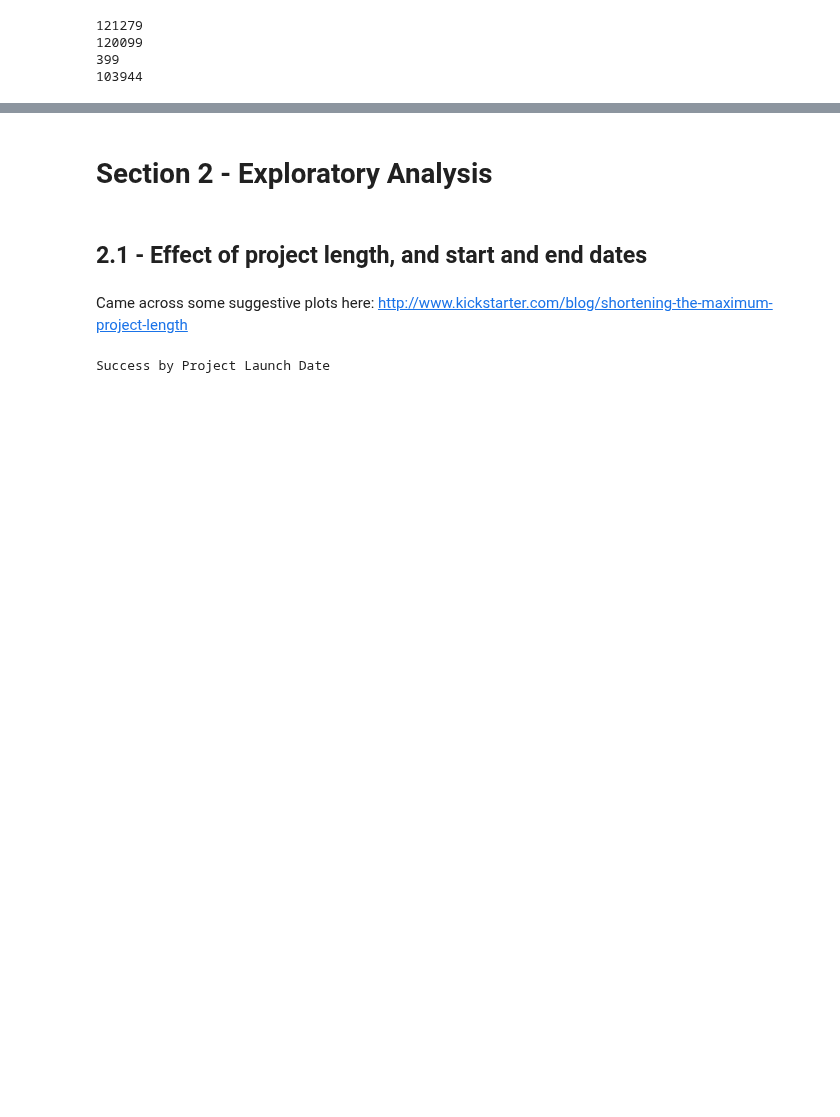
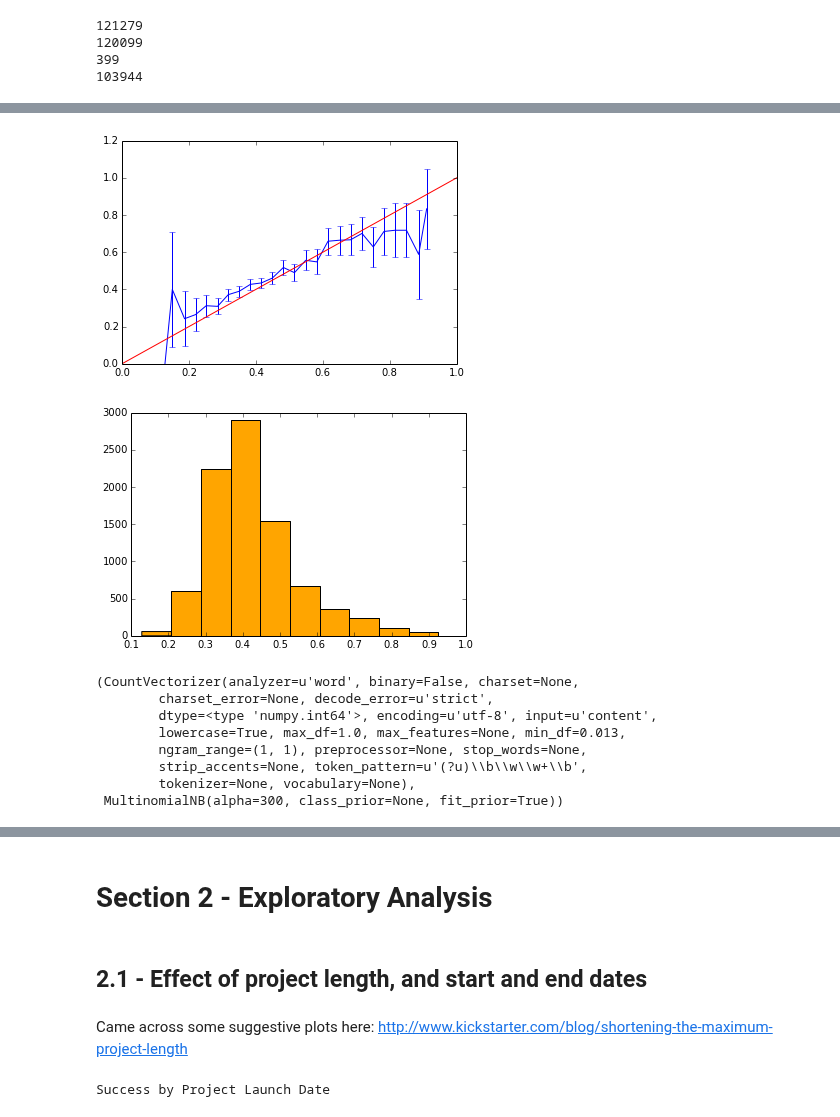
Before and after one commit to johnsturm/cs109, a Jupyter notebook: Process Book.ipynb, the cells around one changed output, grey strips where cells are left out. Saved outputs shown, nothing was run; the diff lists cells and outputs as text; code cells hidden in the pictures; blank space fills up the shorter version.

```diff
--- a/Process Book.ipynb
+++ b/Process Book.ipynb
@@ -668,7 +632,7 @@ def ysigma(frac, n):
     return math.sqrt(frac*(1.0 - frac)/n)
 
 def calibration_plot(clf, X, Y):
-    nbins = 20
+    nbins = 30
     PFresh = [row[1] for row in clf.predict_proba(X)]
 
     df = pd.DataFrame({"PFresh": PFresh, "fresh": Y})
@@ -681,14 +645,21 @@ def calibration_plot(clf, X, Y):
 
     sigmas = [2*ysigma(observed_freshness[i], bin_size[i]) for i in range(len(bin_size))] # 95% confidence interval
 
-    fig = plt.figure()
+    """fig = plt.figure()
     ax1 = fig.add_subplot(211)
     ax1.errorbar(predicted_freshness, observed_freshness, yerr=np.vstack([sigmas, sigmas]))
     ax1.plot([0,1], [0,1], color="r")
 
     ax2 = fig.add_subplot(212)
     ax2.hist(PFresh, color='orange')
+    plt.show()"""
+
+    plt.errorbar(predicted_freshness, observed_freshness, yerr=np.vstack([sigmas, sigmas]))
+    plt.plot([0,1], [0,1], color="r")
     plt.show()
+
+    plt.hist(PFresh, color='orange')
+    plt.show()
 # %%
 xtrain, xtest, ytrain, ytest = train_test_split(X, Y)
 
@@ -734,9 +708,7 @@ def gen_random(val):
     else:
         return True
 
-def disjoint_sets(length):
-    include = [gen_random(.25) for i in range(length)]
+def disjoint_sets(length, proportion=.25):
+    include = [gen_random(proportion) for i in range(length)]
     exclude = [not(i) for i in include]
     return include, exclude
-# %%
-xtrain, xtest, ytrain, ytest = train_test_split(X, Y)
@@ -792,3 +841,16 @@ print max_loglike
+# %%
+cv_nbclassifier(subdf)
+# %% [output]
+[figure, added]
+[figure, added]
+(CountVectorizer(analyzer=u'word', binary=False, charset=None,
+        charset_error=None, decode_error=u'strict',
+        dtype=<type 'numpy.int64'>, encoding=u'utf-8', input=u'content',
+        lowercase=True, max_df=1.0, max_features=None, min_df=0.013,
+        ngram_range=(1, 1), preprocessor=None, stop_words=None,
+        strip_accents=None, token_pattern=u'(?u)\\b\\w\\w+\\b',
+        tokenizer=None, vocabulary=None),
+ MultinomialNB(alpha=300, class_prior=None, fit_prior=True))
 # %%
 words = vectorizer.get_feature_names()
 
```
Also changed, not shown: parts of 47 cells of this notebook.
